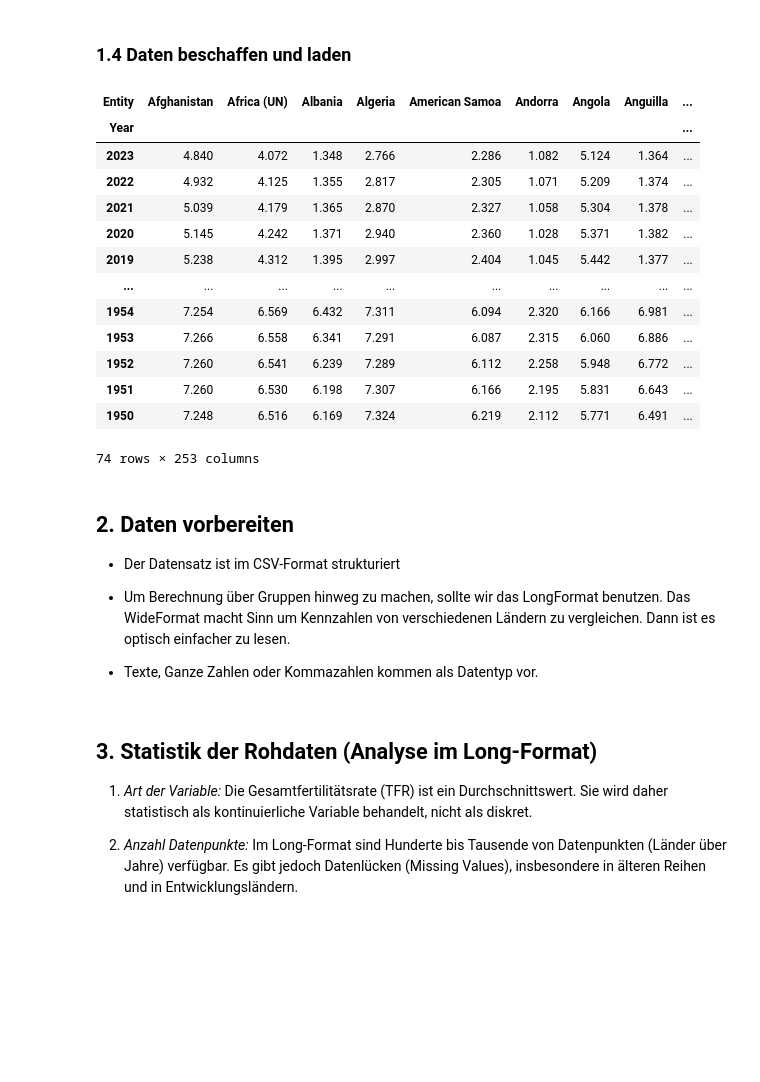
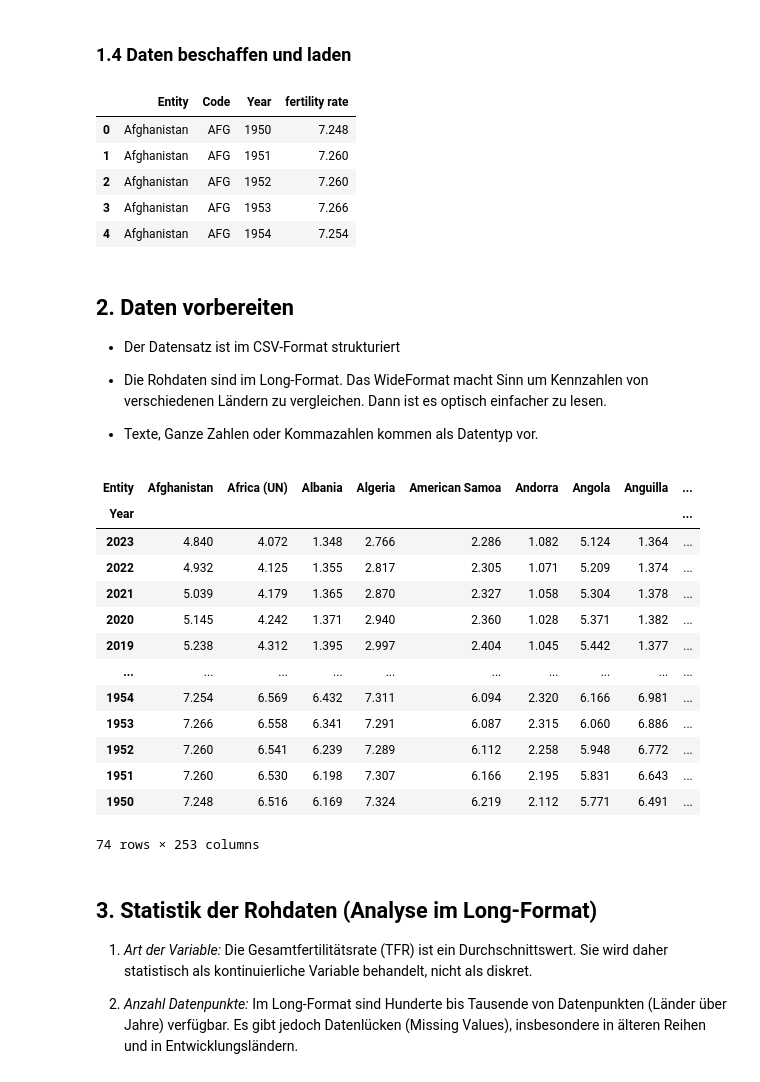
Before and after one commit to MarisaSt/BMLD-Inf1-PyLN, a Jupyter notebook: Grundgerüst.ipynb, the cells around one changed output. Cells and saved outputs as stored; diff of their text form; code cells hidden in the pictures; blank space fills up the shorter version.

```diff
--- a/Grundgerüst.ipynb
+++ b/Grundgerüst.ipynb
@@ -47,22 +47,13 @@ Dieses Notebook soll euch als Grundgerüst für euren Leistungsnachweis dienen.
 # %%
 # lade deine Bibliotheken -> Pandas, Seaborn, Matplotlib sind die wichtigsten für diese Aufgaben
 
 import pandas as pd
 df=pd.read_csv('children-per-woman-un.csv',skiprows=1, names=['Entity','Code','Year','fertility rate'])
-df_pivot = df.pivot(index='Year',columns='Entity', values='fertility rate').sort_index(ascending=False)
-df_pivot
+df.head()
 # %% [output]
-| Entity | Afghanistan | Africa (UN) | Albania | Algeria | American Samoa | Andorra | Angola | Anguilla | ... |
-| Year |  |  |  |  |  |  |  |  | ... |
-| 2023 | 4.840 | 4.072 | 1.348 | 2.766 | 2.286 | 1.082 | 5.124 | 1.364 | ... |
-| 2022 | 4.932 | 4.125 | 1.355 | 2.817 | 2.305 | 1.071 | 5.209 | 1.374 | ... |
-| 2021 | 5.039 | 4.179 | 1.365 | 2.870 | 2.327 | 1.058 | 5.304 | 1.378 | ... |
-| 2020 | 5.145 | 4.242 | 1.371 | 2.940 | 2.360 | 1.028 | 5.371 | 1.382 | ... |
-| 2019 | 5.238 | 4.312 | 1.395 | 2.997 | 2.404 | 1.045 | 5.442 | 1.377 | ... |
-| ... | ... | ... | ... | ... | ... | ... | ... | ... | ... |
-| 1954 | 7.254 | 6.569 | 6.432 | 7.311 | 6.094 | 2.320 | 6.166 | 6.981 | ... |
-| 1953 | 7.266 | 6.558 | 6.341 | 7.291 | 6.087 | 2.315 | 6.060 | 6.886 | ... |
-| 1952 | 7.260 | 6.541 | 6.239 | 7.289 | 6.112 | 2.258 | 5.948 | 6.772 | ... |
-| 1951 | 7.260 | 6.530 | 6.198 | 7.307 | 6.166 | 2.195 | 5.831 | 6.643 | ... |
-| 1950 | 7.248 | 6.516 | 6.169 | 7.324 | 6.219 | 2.112 | 5.771 | 6.491 | ... |
+|  | Entity | Code | Year | fertility rate |
+| 0 | Afghanistan | AFG | 1950 | 7.248 |
+| 1 | Afghanistan | AFG | 1951 | 7.260 |
+| 2 | Afghanistan | AFG | 1952 | 7.260 |
+| 3 | Afghanistan | AFG | 1953 | 7.266 |
+| 4 | Afghanistan | AFG | 1954 | 7.254 |
-74 rows × 253 columns
@@ -70,9 +66,27 @@ df_pivot
 ## 2. Daten vorbereiten
 - Der Datensatz ist im CSV-Format strukturiert
 
-- Um Berechnung über Gruppen hinweg zu machen, sollte wir das LongFormat benutzen. Das WideFormat macht Sinn um Kennzahlen von verschiedenen Ländern zu vergleichen. Dann ist es optisch einfacher zu lesen.
+- Die Rohdaten sind im Long-Format. Das WideFormat macht Sinn um Kennzahlen von verschiedenen Ländern zu vergleichen. Dann ist es optisch einfacher zu lesen.
 
 - Texte, Ganze Zahlen oder Kommazahlen kommen als Datentyp vor.
+# %%
+df_pivot = df.pivot(index='Year',columns='Entity', values='fertility rate').sort_index(ascending=False)
+df_pivot
+# %% [output]
+| Entity | Afghanistan | Africa (UN) | Albania | Algeria | American Samoa | Andorra | Angola | Anguilla | ... |
+| Year |  |  |  |  |  |  |  |  | ... |
+| 2023 | 4.840 | 4.072 | 1.348 | 2.766 | 2.286 | 1.082 | 5.124 | 1.364 | ... |
+| 2022 | 4.932 | 4.125 | 1.355 | 2.817 | 2.305 | 1.071 | 5.209 | 1.374 | ... |
+| 2021 | 5.039 | 4.179 | 1.365 | 2.870 | 2.327 | 1.058 | 5.304 | 1.378 | ... |
+| 2020 | 5.145 | 4.242 | 1.371 | 2.940 | 2.360 | 1.028 | 5.371 | 1.382 | ... |
+| 2019 | 5.238 | 4.312 | 1.395 | 2.997 | 2.404 | 1.045 | 5.442 | 1.377 | ... |
+| ... | ... | ... | ... | ... | ... | ... | ... | ... | ... |
+| 1954 | 7.254 | 6.569 | 6.432 | 7.311 | 6.094 | 2.320 | 6.166 | 6.981 | ... |
+| 1953 | 7.266 | 6.558 | 6.341 | 7.291 | 6.087 | 2.315 | 6.060 | 6.886 | ... |
+| 1952 | 7.260 | 6.541 | 6.239 | 7.289 | 6.112 | 2.258 | 5.948 | 6.772 | ... |
+| 1951 | 7.260 | 6.530 | 6.198 | 7.307 | 6.166 | 2.195 | 5.831 | 6.643 | ... |
+| 1950 | 7.248 | 6.516 | 6.169 | 7.324 | 6.219 | 2.112 | 5.771 | 6.491 | ... |
+74 rows × 253 columns
 # %% [markdown]
 ## 3. Statistik der Rohdaten (Analyse im Long-Format)
 1. *Art der Variable:*
```
Also changed, not shown: parts of 12 cells of this notebook.
